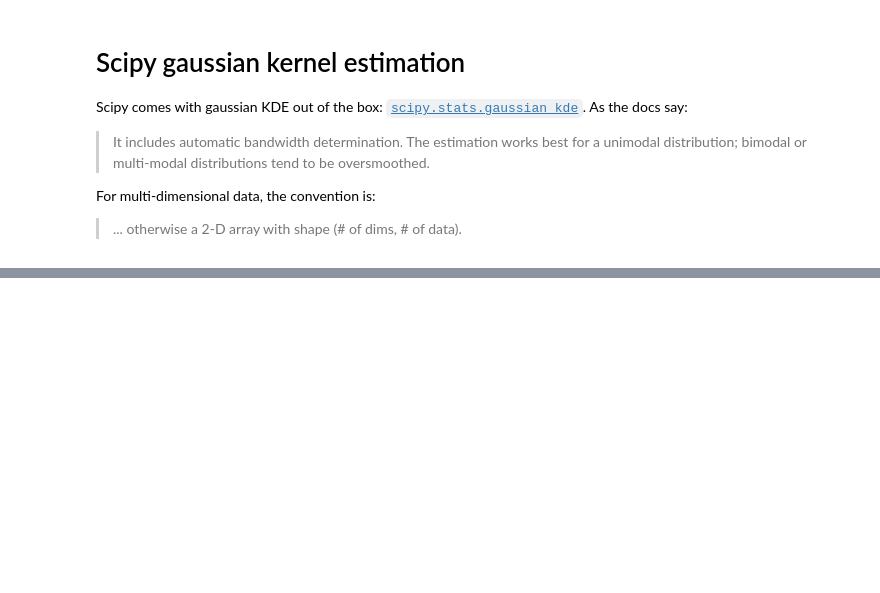
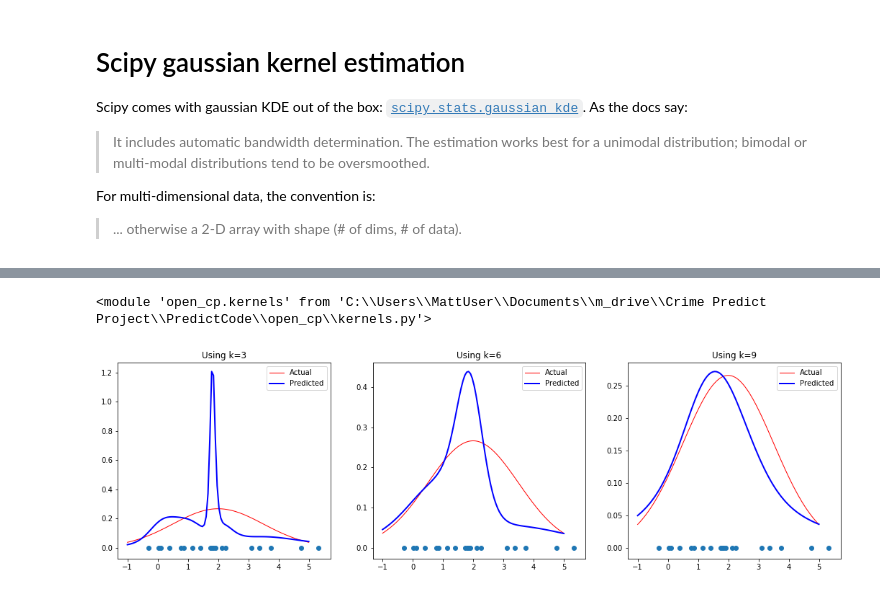
Before and after one commit to QuantCrimAtLeeds/PredictCode, a Jupyter notebook: Kernel estimation.ipynb, the cells around one changed output, grey strips where cells are left out. Cells and saved outputs as stored; diff of their text form; code cells hidden in the pictures; blank space fills up the shorter version.

```diff
--- a/Kernel estimation.ipynb
+++ b/Kernel estimation.ipynb
@@ -37,0 +93,29 @@ _ = ax.scatter(data, data * 0)
+# %%
+import open_cp.kernels
+
+import importlib
+importlib.reload(open_cp.kernels)
+# %% [output]
+<module 'open_cp.kernels' from 'C:\\Users\\MattUser\\Documents\\m_drive\\Crime Predict Project\\PredictCode\\open_cp\\kernels.py'>
+# %%
+def plot_1d_knn(ax, k):
+    kth_kernel_1d = open_cp.kernels.kth_nearest_neighbour_gaussian_kde(data, k=k)
+    x = np.linspace(-1, 5, 100)
+
+    var = 2 * 1.5 ** 2
+    y = np.exp(-(x-2)**2/var) / np.sqrt(var * np.pi)
+    ax.plot(x, y, color="red", linewidth=1)
+
+    y = kth_kernel_1d(x)
+    ax.plot(x, y, color="blue", linewidth=2)
+    ax.legend(["Actual", "Predicted"])
+    ax.scatter(data, [0] * data)
+    ax.set_title("Using k={}".format(k))
+# %%
+fig, ax = plt.subplots(ncols=3, figsize=(18,5))
+
+plot_1d_knn(ax[0], 3)
+plot_1d_knn(ax[1], 6)
+plot_1d_knn(ax[2], 9)
+# %% [output]
+[figure, added]
```
Also changed, not shown: parts of 10 cells of this notebook, 2 other files.
